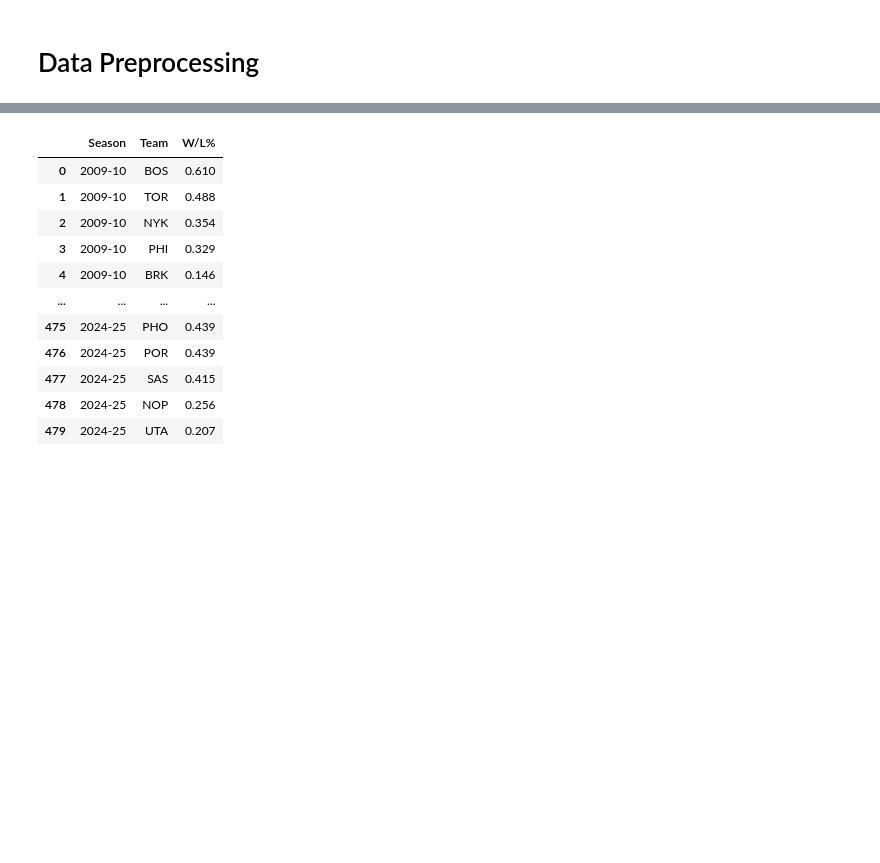
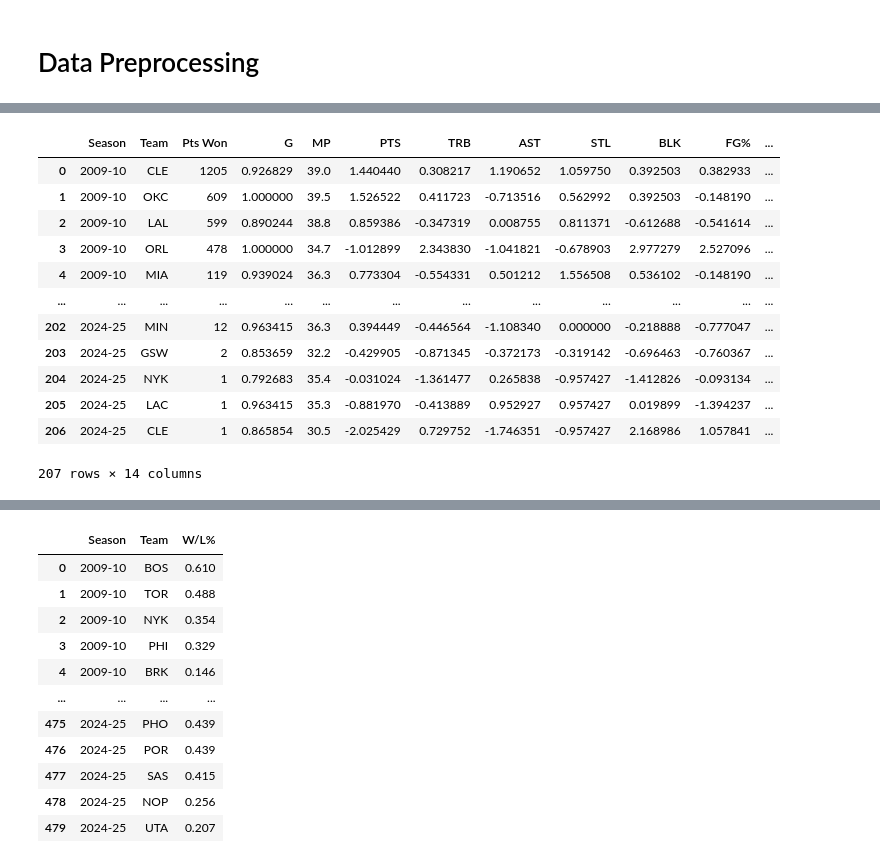
Before and after one commit to cng04/Predicting-NBA-MVP, a Jupyter notebook: mvp.ipynb, the cells around one changed output, grey strips where cells are left out. Drawn from its saved outputs; the diff is of its cells as text; code cells hidden in the pictures; blank space fills up the shorter version.

```diff
--- a/mvp.ipynb
+++ b/mvp.ipynb
@@ -50,3 +49,26 @@ def get_season_games(season):
         return 82
 
 mvp_df["G"] = mvp_df["G"] / mvp_df["Season"].apply(get_season_games)
+# %%
+# Normalize stats by year to account for stats inflation
+stats_columns = ["PTS", "TRB", "AST", "STL", "BLK", "FG%", "3P%", "FT%"]
+for col in stats_columns:
+    mvp_df[col] = mvp_df.groupby("Season")[col].transform(
+        lambda x: (x - x.mean()) / x.std()
+    )
+
+mvp_df
+# %% [output]
+|  | Season | Team | Pts Won | G | MP | PTS | TRB | AST | STL | BLK | FG% | ... |
+| 0 | 2009-10 | CLE | 1205 | 0.926829 | 39.0 | 1.440440 | 0.308217 | 1.190652 | 1.059750 | 0.392503 | 0.382933 | ... |
+| 1 | 2009-10 | OKC | 609 | 1.000000 | 39.5 | 1.526522 | 0.411723 | -0.713516 | 0.562992 | 0.392503 | -0.148190 | ... |
+| 2 | 2009-10 | LAL | 599 | 0.890244 | 38.8 | 0.859386 | -0.347319 | 0.008755 | 0.811371 | -0.612688 | -0.541614 | ... |
+| 3 | 2009-10 | ORL | 478 | 1.000000 | 34.7 | -1.012899 | 2.343830 | -1.041821 | -0.678903 | 2.977279 | 2.527096 | ... |
+| 4 | 2009-10 | MIA | 119 | 0.939024 | 36.3 | 0.773304 | -0.554331 | 0.501212 | 1.556508 | 0.536102 | -0.148190 | ... |
+| ... | ... | ... | ... | ... | ... | ... | ... | ... | ... | ... | ... | ... |
+| 202 | 2024-25 | MIN | 12 | 0.963415 | 36.3 | 0.394449 | -0.446564 | -1.108340 | 0.000000 | -0.218888 | -0.777047 | ... |
+| 203 | 2024-25 | GSW | 2 | 0.853659 | 32.2 | -0.429905 | -0.871345 | -0.372173 | -0.319142 | -0.696463 | -0.760367 | ... |
+| 204 | 2024-25 | NYK | 1 | 0.792683 | 35.4 | -0.031024 | -1.361477 | 0.265838 | -0.957427 | -1.412826 | -0.093134 | ... |
+| 205 | 2024-25 | LAC | 1 | 0.963415 | 35.3 | -0.881970 | -0.413889 | 0.952927 | 0.957427 | 0.019899 | -1.394237 | ... |
+| 206 | 2024-25 | CLE | 1 | 0.865854 | 30.5 | -2.025429 | 0.729752 | -1.746351 | -0.957427 | 2.168986 | 1.057841 | ... |
+207 rows × 14 columns
```
Also changed, not shown: parts of 20 cells of this notebook, 7 other files.
